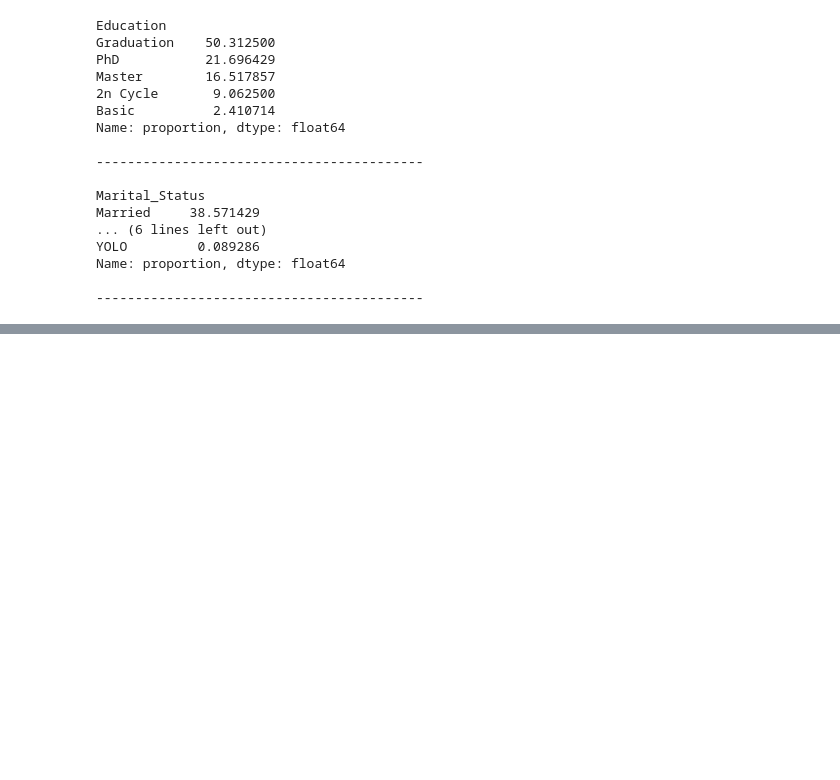
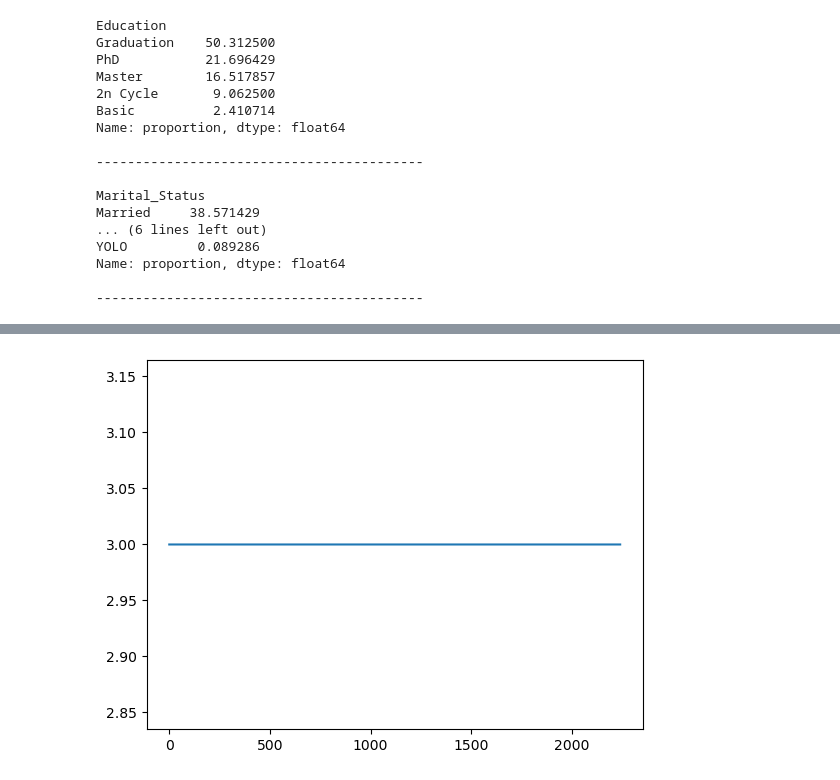
Before and after one commit to aditisahayad/Customer-Categorization---ML-Project, a Jupyter notebook: notebooks/EDA.ipynb, the cells around one changed output, grey strips where cells are left out. Cells and saved outputs as stored; diff of their text form; code cells hidden in the pictures; blank space fills up the shorter version.

```diff
--- a/notebooks/EDA.ipynb
+++ b/notebooks/EDA.ipynb
@@ -170,0 +185,5 @@ Name: proportion, dtype: float64
+# %%
+df.Z_CostContact.plot()
+plt.show()
+# %% [output]
+[figure, added]
```
Also changed, not shown: parts of 10 cells of this notebook.
